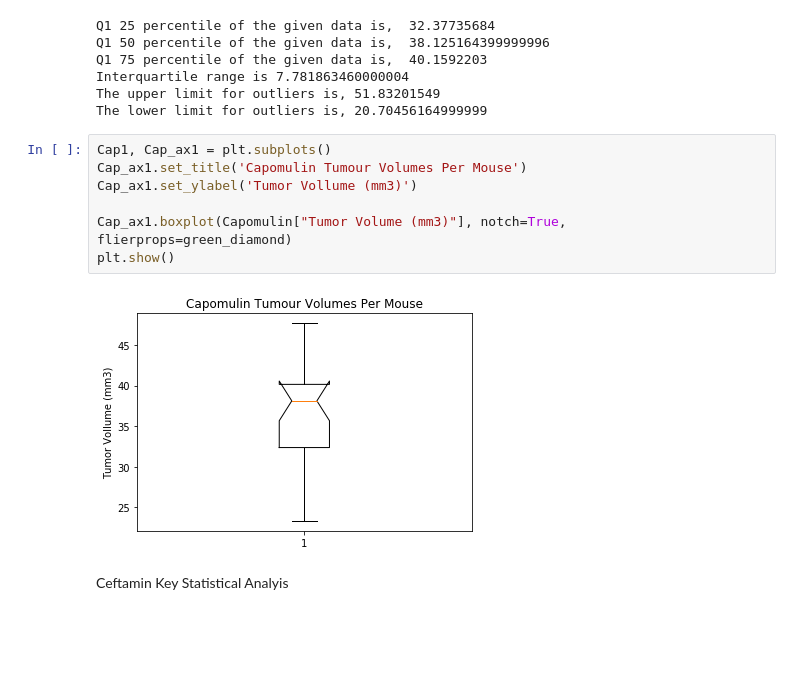
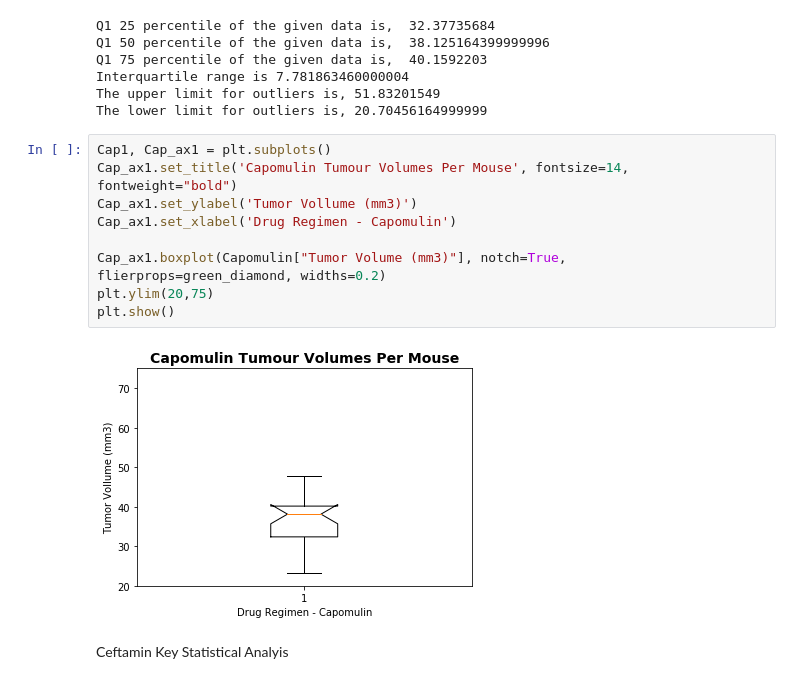
Before and after one commit to Turtles173/Matplotlib_challenge, a Jupyter notebook: Pymaceuticals/pymaceuticals_starter - TT.ipynb, the cells around one changed output. Drawn from its saved outputs; the diff is of its cells as text; blank space fills up the shorter version.

```diff
--- a/Pymaceuticals/pymaceuticals_starter - TT.ipynb
+++ b/Pymaceuticals/pymaceuticals_starter - TT.ipynb
@@ -437,13 +445,15 @@ The upper limit for outliers is, 51.83201549
 The lower limit for outliers is, 20.70456164999999
 # %%
 Cap1, Cap_ax1 = plt.subplots()
-Cap_ax1.set_title('Capomulin Tumour Volumes Per Mouse')
+Cap_ax1.set_title('Capomulin Tumour Volumes Per Mouse', fontsize=14, fontweight="bold")
 Cap_ax1.set_ylabel('Tumor Vollume (mm3)')
+Cap_ax1.set_xlabel('Drug Regimen - Capomulin')
 
-Cap_ax1.boxplot(Capomulin["Tumor Volume (mm3)"], notch=True, flierprops=green_diamond)
+Cap_ax1.boxplot(Capomulin["Tumor Volume (mm3)"], notch=True, flierprops=green_diamond, widths=0.2)
+plt.ylim(20,75)
 plt.show()
 # %% [output]
-[figure, old version]
+[figure, new version]
 # %% [markdown]
 Ceftamin Key Statistical Analyis
 # %%
```
Also changed, not shown: parts of 36 cells of this notebook.
